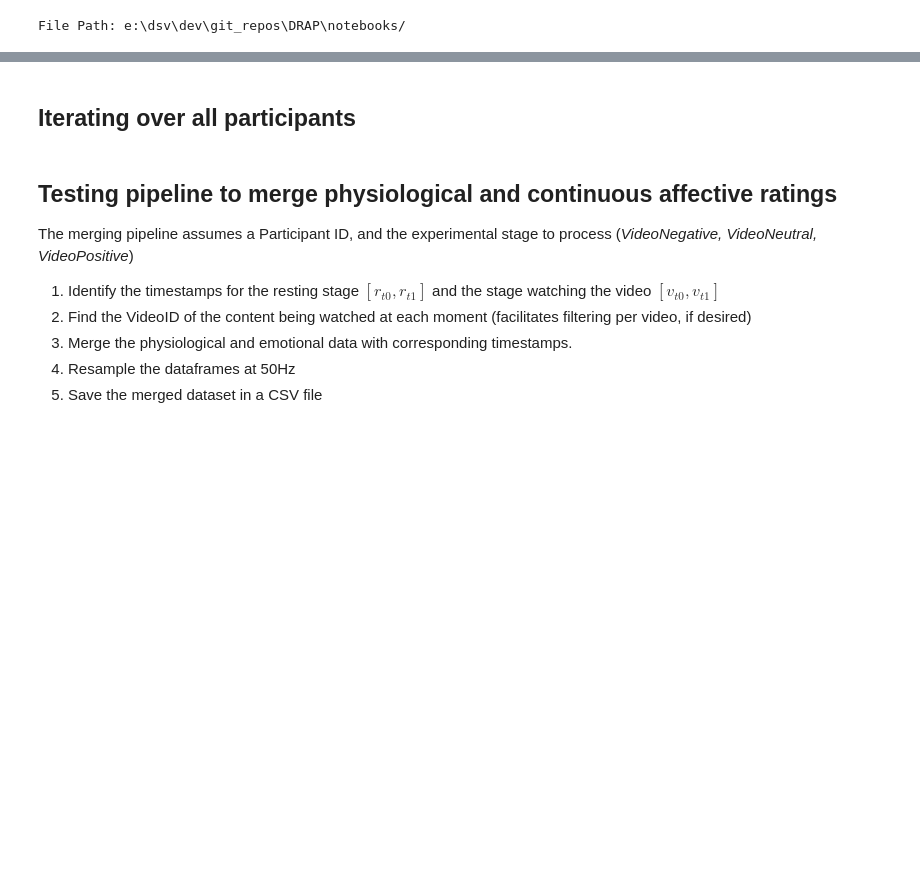
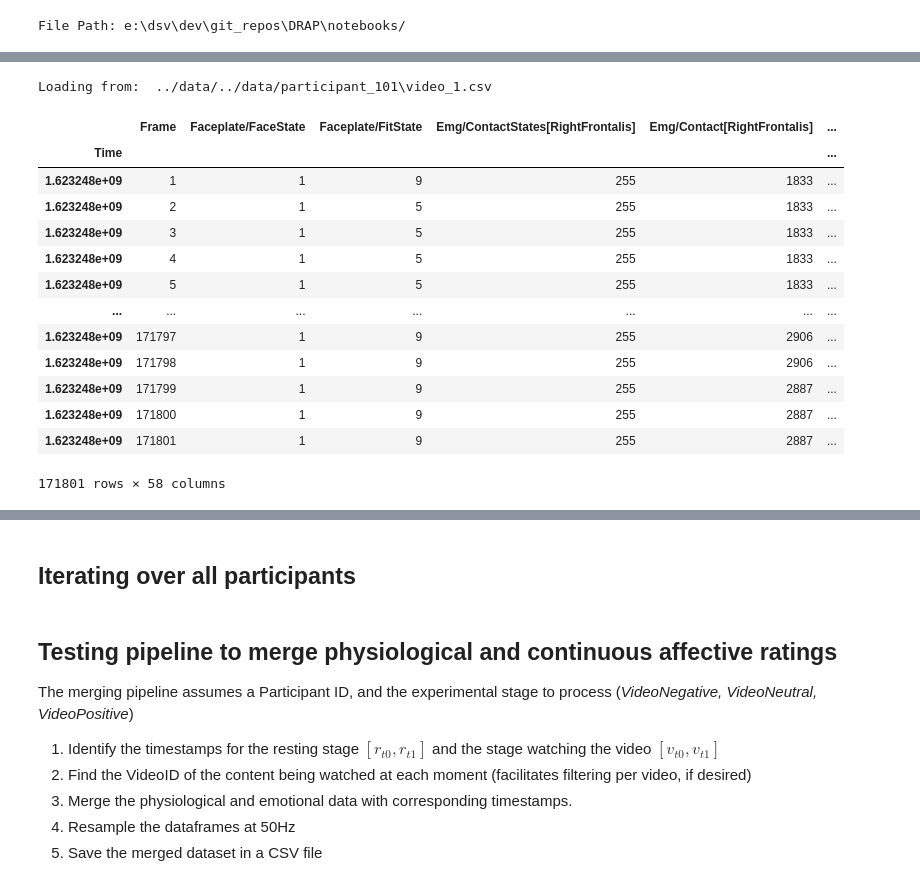
Before and after one commit to michalgnacek/AVDOS-VR, a Jupyter notebook: notebooks/1_preprocess_and_plot.ipynb, the cells around one changed output, grey strips where cells are left out. Drawn from its saved outputs; the diff is of its cells as text; code cells hidden in the pictures; blank space fills up the shorter version.

```diff
--- a/notebooks/1_preprocess_and_plot.ipynb
+++ b/notebooks/1_preprocess_and_plot.ipynb
@@ -175,0 +213,29 @@ Sensors placement
+# %%
+# Loading all variables for a specific participant and a specific session segment
+PARTICIPANT_ID_IN_INDEX = 0
+SESSION_SEGMENT_NAME = str(drap.utils.enums.SessionSegment.video1) # Or you can type directly the string from session segment `video_1`
+
+# Obtain dataframes with data and metadata
+data, metadata = data_loader.load_data_from_participant(participant_idx = PARTICIPANT_ID_IN_INDEX,
+                                                        session_segment=SESSION_SEGMENT_NAME,
+                                                        normalize_data_units=True)
+# %% [output]
+Loading from:  ../data/../data/participant_101\video_1.csv
+# %%
+# Physiological data
+data
+# %% [output]
+|  | Frame | Faceplate/FaceState | Faceplate/FitState | Emg/ContactStates[RightFrontalis] | Emg/Contact[RightFrontalis] | ... |
+| Time |  |  |  |  |  | ... |
+| 1.623248e+09 | 1 | 1 | 9 | 255 | 1833 | ... |
+| 1.623248e+09 | 2 | 1 | 5 | 255 | 1833 | ... |
+| 1.623248e+09 | 3 | 1 | 5 | 255 | 1833 | ... |
+| 1.623248e+09 | 4 | 1 | 5 | 255 | 1833 | ... |
+| 1.623248e+09 | 5 | 1 | 5 | 255 | 1833 | ... |
+| ... | ... | ... | ... | ... | ... | ... |
+| 1.623248e+09 | 171797 | 1 | 9 | 255 | 2906 | ... |
+| 1.623248e+09 | 171798 | 1 | 9 | 255 | 2906 | ... |
+| 1.623248e+09 | 171799 | 1 | 9 | 255 | 2887 | ... |
+| 1.623248e+09 | 171800 | 1 | 9 | 255 | 2887 | ... |
+| 1.623248e+09 | 171801 | 1 | 9 | 255 | 2887 | ... |
+171801 rows × 58 columns
```
Also changed, not shown: parts of 36 cells of this notebook, 4 other files.
